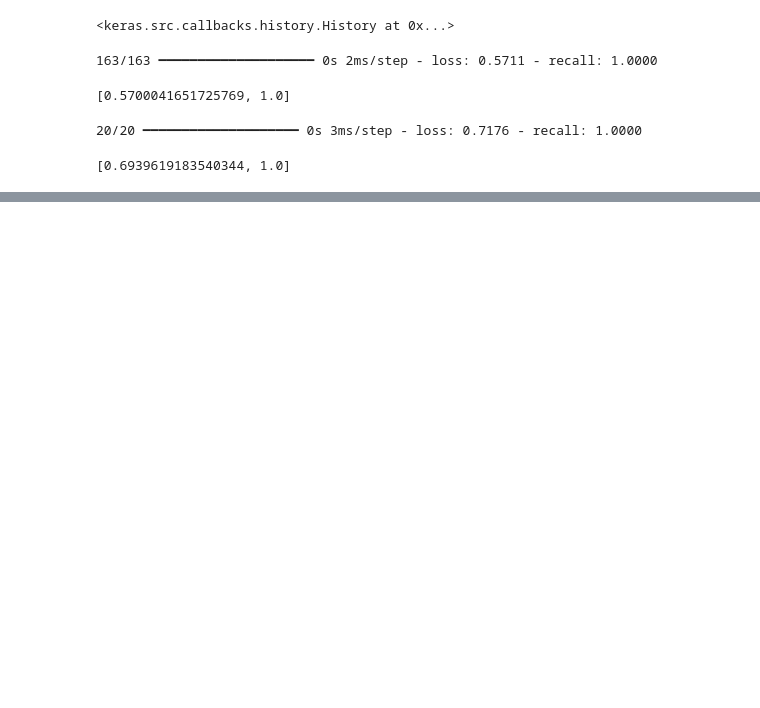
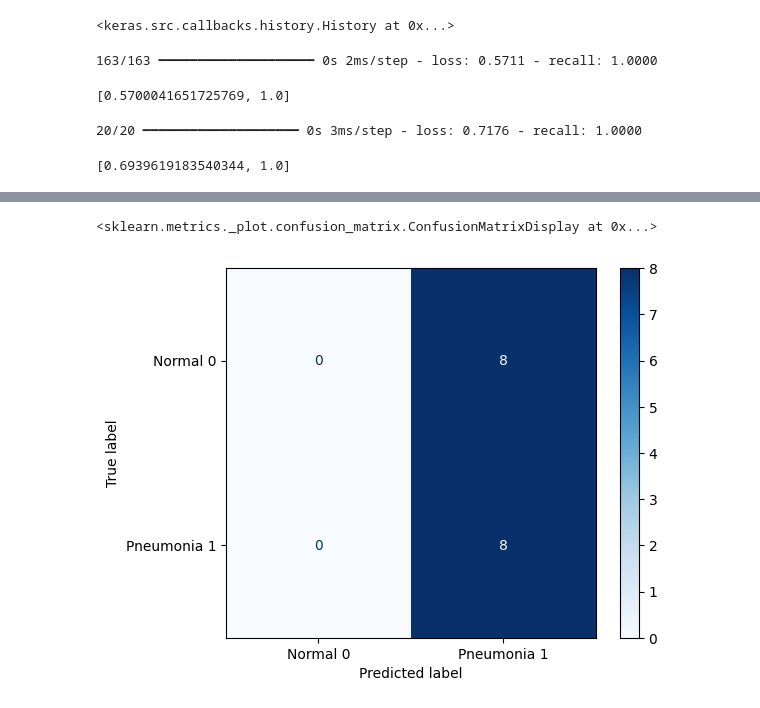
Before and after one commit to johnlocke333/xray_image_classification, a Jupyter notebook: notebook.ipynb, the cells around one changed output, grey strips where cells are left out. Drawn from its saved outputs; the diff is of its cells as text; code cells hidden in the pictures; blank space fills up the shorter version.

Commit message:
evaluation; labeled final model and created confusion matrix

```diff
--- a/notebook.ipynb
+++ b/notebook.ipynb
@@ -381,7 +381,7 @@ layers_model.compile(optimizer='adam',
                       metrics=['recall'])
 layers_model.fit(train_img_final,
                     train_label_final,
-                    epochs=15,
+                    epochs=10,
                     batch_size=10,
                     validation_data=(test_img_final, test_label_final))
 # %% [output]
@@ -405,0 +457,16 @@ Epoch 15/15
+# %%
+import matplotlib.pyplot as plt
+from sklearn.metrics import confusion_matrix, ConfusionMatrixDisplay
+
+layers_model.evaluate(valid_img_final, valid_label_final)
+
+# Calculate and plot the confusion matrix
+# Convert predictions to binary labels using a threshold (e.g., 0.5)
+y_pred_binary = (layers_model.predict(valid_img_final) > 0.5).astype(int)
+cnf_matrix = confusion_matrix(valid_label_final, y_pred_binary)
+
+display_labels = ['Normal 0', 'Pneumonia 1']
+
+disp = ConfusionMatrixDisplay(confusion_matrix=cnf_matrix, display_labels=display_labels)
+disp.plot(cmap=plt.cm.Blues)
+# %% [output]
@@ -405,0 +475,2 @@ Epoch 15/15
+<sklearn.metrics._plot.confusion_matrix.ConfusionMatrixDisplay at 0x...>
+[figure, added]
```
Also changed, not shown: parts of 5 cells of this notebook.
